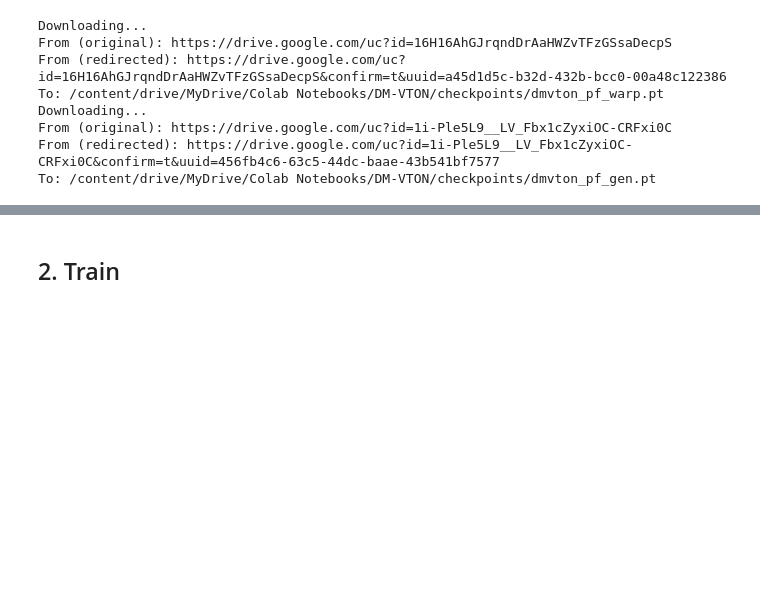
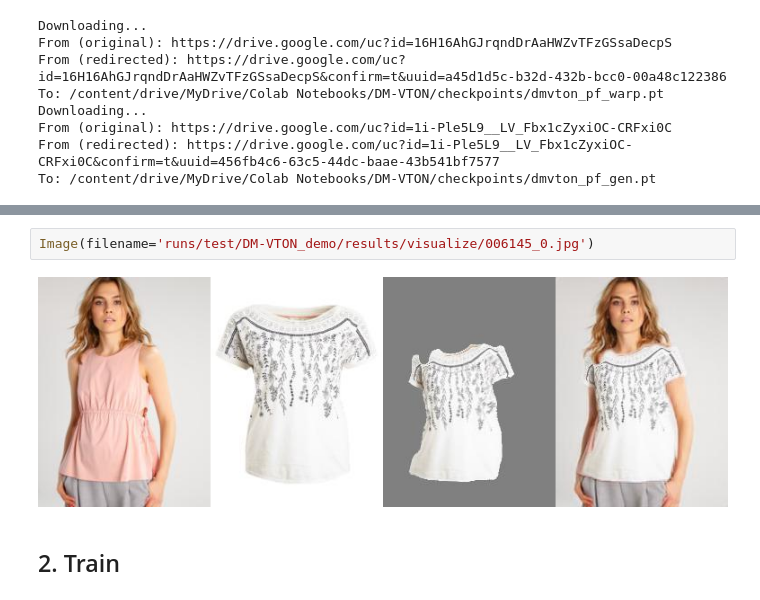
Before and after one commit to sallydinh02/FTF-Fast-Trend-Fashion, a Jupyter notebook: AI-Tryon/DM_VTON.ipynb, the cells around one changed output, grey strips where cells are left out. Drawn from its saved outputs; the diff is of its cells as text; blank space fills up the shorter version.

```diff
--- a/AI-Tryon/DM_VTON.ipynb
+++ b/AI-Tryon/DM_VTON.ipynb
@@ -142,3 +145,7 @@ Image(filename='runs/test/DM-VTON_demo-1/results/visualize/000696_0.jpg')
+# %%
+Image(filename='runs/test/DM-VTON_demo/results/visualize/006145_0.jpg')
+# %% [output]
+[figure, added]
 # %% [markdown]
 ## 2. Train
 # %%
```
Also changed, not shown: parts of 5 cells of this notebook, 2 other files.
